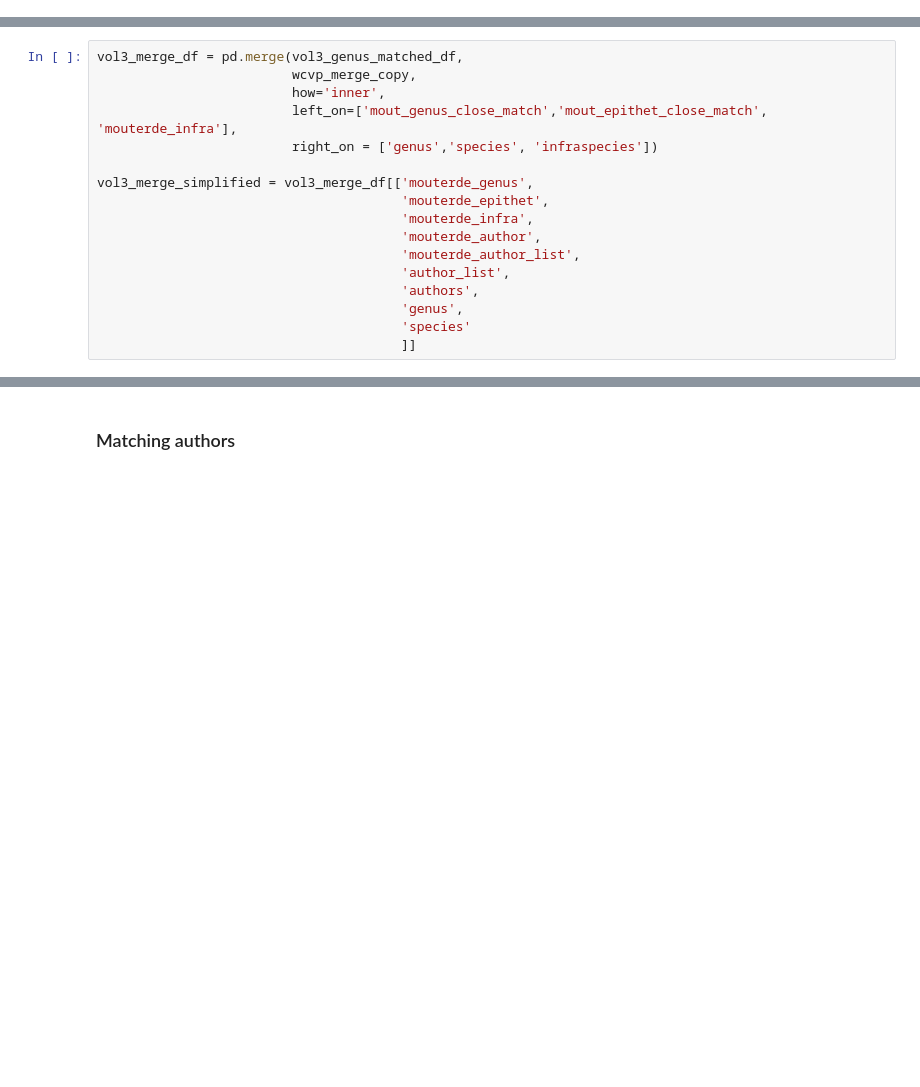
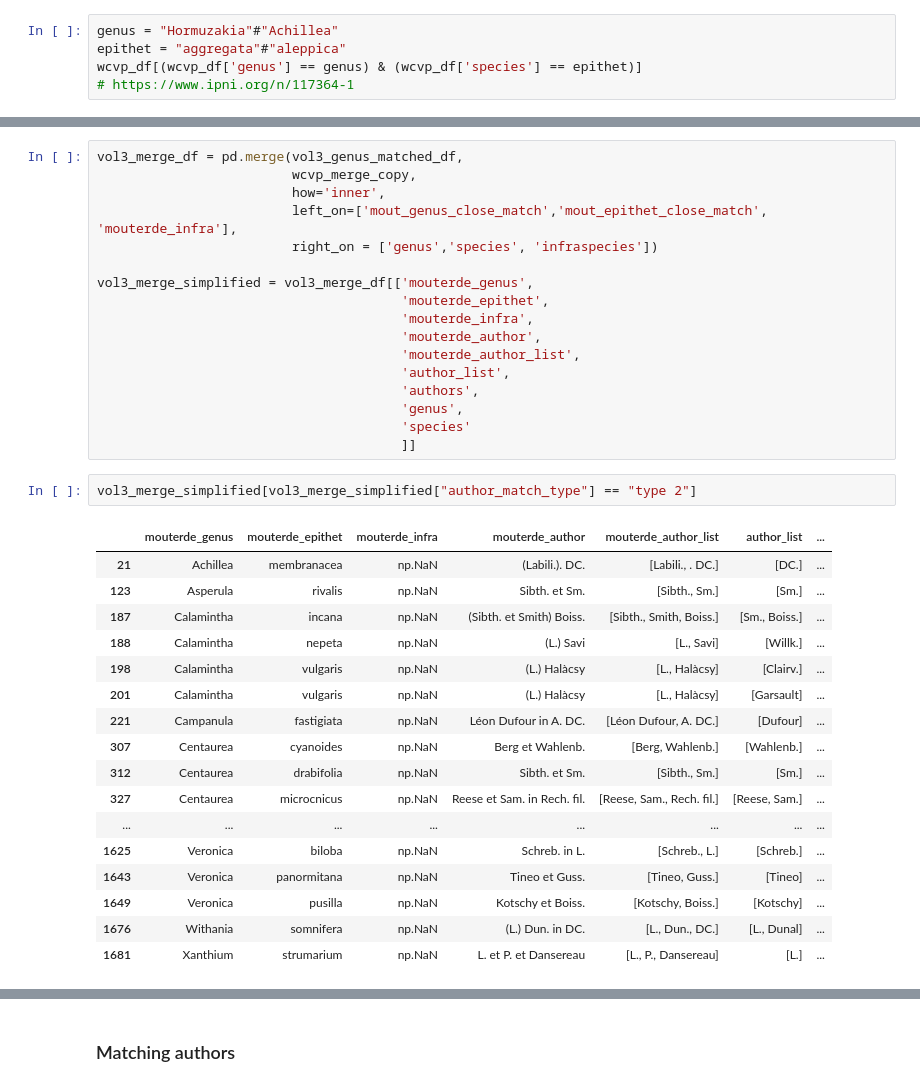
Before and after one commit to shidedh/UpdateFlora, a Jupyter notebook: fuzzy_code/fuzzy_match_pipeline.ipynb, the cells around one changed output, grey strips where cells are left out. Saved outputs shown, nothing was run; the diff lists cells and outputs as text; blank space fills up the shorter version.

```diff
--- a/fuzzy_code/fuzzy_match_pipeline.ipynb
+++ b/fuzzy_code/fuzzy_match_pipeline.ipynb
@@ -421,3 +421,8 @@ vol3_df[~(vol3_df['mouterde_epithet'].isna()) & (vol3_df['mout_epithet_close_mat
 | 930 | Odontites | hitea | NaN |
 | 1038 | Phyllocara | aucheri | NaN |
 | 1097 | Psychrogeton | son | NaN |
+# %%
+genus = "Hormuzakia"#"Achillea"
+epithet = "aggregata"#"aleppica"
+wcvp_df[(wcvp_df['genus'] == genus) & (wcvp_df['species'] == epithet)]
+# https://www.ipni.org/n/117364-1
@@ -629,3 +636,23 @@ vol3_merge_simplified = vol3_merge_df[['mouterde_genus',
                                        'genus',
                                        'species'
                                        ]]
+# %%
+vol3_merge_simplified[vol3_merge_simplified["author_match_type"] == "type 2"]
+# %% [output]
+|  | mouterde_genus | mouterde_epithet | mouterde_infra | mouterde_author | mouterde_author_list | author_list | ... |
+| 21 | Achillea | membranacea | np.NaN | (Labili.). DC. | [Labili., . DC.] | [DC.] | ... |
+| 123 | Asperula | rivalis | np.NaN | Sibth. et Sm. | [Sibth., Sm.] | [Sm.] | ... |
+| 187 | Calamintha | incana | np.NaN | (Sibth. et Smith) Boiss. | [Sibth., Smith, Boiss.] | [Sm., Boiss.] | ... |
+| 188 | Calamintha | nepeta | np.NaN | (L.) Savi | [L., Savi] | [Willk.] | ... |
+| 198 | Calamintha | vulgaris | np.NaN | (L.) Halàcsy | [L., Halàcsy] | [Clairv.] | ... |
+| 201 | Calamintha | vulgaris | np.NaN | (L.) Halàcsy | [L., Halàcsy] | [Garsault] | ... |
+| 221 | Campanula | fastigiata | np.NaN | Léon Dufour in A. DC. | [Léon Dufour, A. DC.] | [Dufour] | ... |
+| 307 | Centaurea | cyanoides | np.NaN | Berg et Wahlenb. | [Berg, Wahlenb.] | [Wahlenb.] | ... |
+| 312 | Centaurea | drabifolia | np.NaN | Sibth. et Sm. | [Sibth., Sm.] | [Sm.] | ... |
+| 327 | Centaurea | microcnicus | np.NaN | Reese et Sam. in Rech. fil. | [Reese, Sam., Rech. fil.] | [Reese, Sam.] | ... |
+| ... | ... | ... | ... | ... | ... | ... | ... |
+| 1625 | Veronica | biloba | np.NaN | Schreb. in L. | [Schreb., L.] | [Schreb.] | ... |
+| 1643 | Veronica | panormitana | np.NaN | Tineo et Guss. | [Tineo, Guss.] | [Tineo] | ... |
+| 1649 | Veronica | pusilla | np.NaN | Kotschy et Boiss. | [Kotschy, Boiss.] | [Kotschy] | ... |
+| 1676 | Withania | somnifera | np.NaN | (L.) Dun. in DC. | [L., Dun., DC.] | [L., Dunal] | ... |
+| 1681 | Xanthium | strumarium | np.NaN | L. et P. et Dansereau | [L., P., Dansereau] | [L.] | ... |
```
Also changed, not shown: parts of 6 cells of this notebook.
